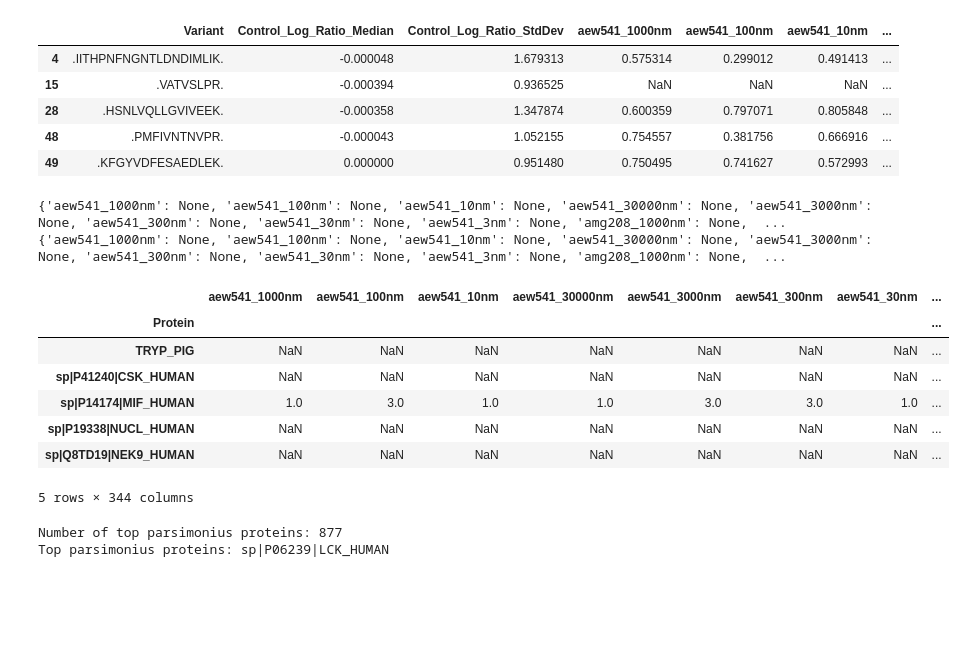
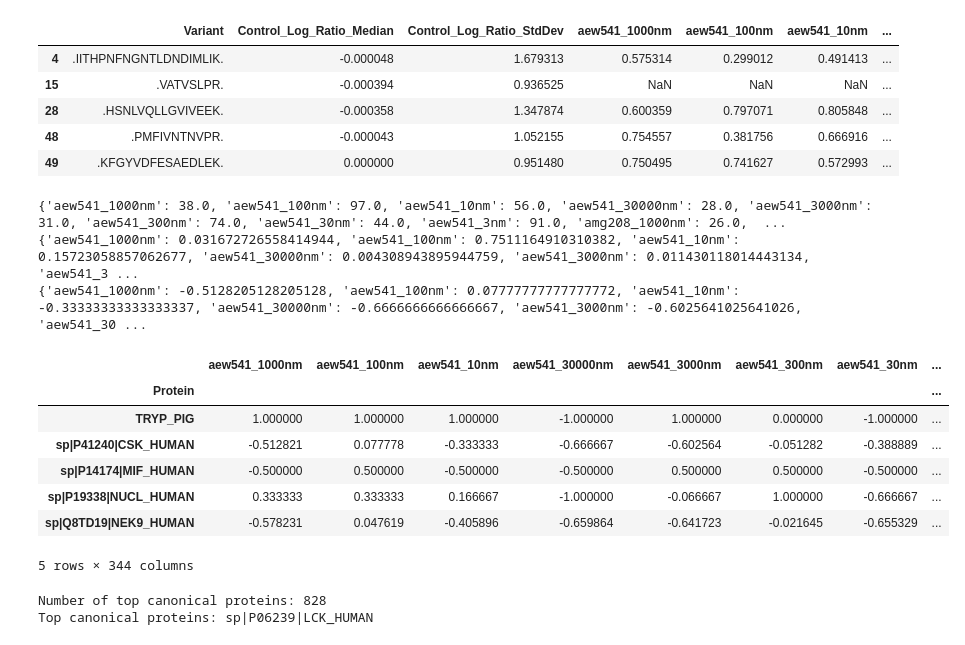
Before and after one commit to Ayushmaniar/Big-Data-Science-Drug-Protein-Interactions, a Jupyter notebook: Statistical_Analysis.ipynb, the cells around one changed output. Saved outputs shown, nothing was run; the diff lists cells and outputs as text; code cells hidden in the pictures; blank space fills up the shorter version.

```diff
--- a/Statistical_Analysis.ipynb
+++ b/Statistical_Analysis.ipynb
@@ -360,37 +360,52 @@ for protein in unique_proteins:
     unique_protein_perturbations[protein]['Standard Deviation of Peptide Log Ratios'] = unique_protein_perturbations[protein]['Log Ratios'][filtered_drug_columns].std(axis=0, skipna=True)
     unique_protein_perturbations[protein]['Standard Deviation of Peptide Z-Scores'] = unique_protein_perturbations[protein]['Z-Scores'][filtered_drug_columns].std(axis=0, skipna=True)
 
-    # Get Wilcoxon Rank-Sum U Statistics and P-Values for each drug treatment
+    # Get Wilcoxon Rank-Sum U Statistics, Effect Sizes, and P-Values for each drug treatment
     unique_protein_perturbations[protein]['Wilcoxon U Statistics'] = {}
     unique_protein_perturbations[protein]['Wilcoxon P-Values'] = {}
+    unique_protein_perturbations[protein]['Wilcoxon Effect Size (Rank-Biserial Correlation)'] = {}
     for col in filtered_drug_columns:
         dmso_col = col.split('_')[0] + '_dmso'
         if col == dmso_col:
             continue
-        u_stat, p_value = mannwhitneyu(unique_protein_perturbations[protein]['Z-Scores'][col], unique_protein_perturbations[protein]['Z-Scores'][dmso_col], nan_policy='omit', alternative='two-sided')
+        x = unique_protein_perturbations[protein]['Z-Scores'][col]
+        y = unique_protein_perturbations[protein]['Z-Scores'][dmso_col]
+        n1 = x.notna().sum() # Get size of x
+        n2 = y.notna().sum() # Get size of y
+        u_stat, p_value = mannwhitneyu(x, y, nan_policy='omit', alternative='two-sided')
+
+        # Calculate the rank-biserial correlation (r) as the effect size
+        if n1 > 0 and n2 > 0 and u_stat is not None and not np.isnan(u_stat):
+            r = ((2 * u_stat) / (n1 * n2)) - 1
+        else:
+            r = None
+
         unique_protein_perturbations[protein]['Wilcoxon U Statistics'][col] = float(u_stat) if u_stat is not None and not np.isnan(u_stat) else None
         unique_protein_perturbations[protein]['Wilcoxon P-Values'][col] = float(p_value) if p_value is not None and not np.isnan(p_value) else None
+        unique_protein_perturbations[protein]['Wilcoxon Effect Size (Rank-Biserial Correlation)'][col] = float(r) if r is not None and not np.isnan(r) else None
 
 print(unique_protein_perturbations['sp|P41240|CSK_HUMAN']['Wilcoxon U Statistics'])
 print(unique_protein_perturbations['sp|P41240|CSK_HUMAN']['Wilcoxon P-Values'])
+print(unique_protein_perturbations['sp|P41240|CSK_HUMAN']['Wilcoxon Effect Size (Rank-Biserial Correlation)'])
 # %% [output]
-{'aew541_1000nm': None, 'aew541_100nm': None, 'aew541_10nm': None, 'aew541_30000nm': None, 'aew541_3000nm': None, 'aew541_300nm': None, 'aew541_30nm': None, 'aew541_3nm': None, 'amg208_1000nm': None,  ...
-{'aew541_1000nm': None, 'aew541_100nm': None, 'aew541_10nm': None, 'aew541_30000nm': None, 'aew541_3000nm': None, 'aew541_300nm': None, 'aew541_30nm': None, 'aew541_3nm': None, 'amg208_1000nm': None,  ...
+{'aew541_1000nm': 38.0, 'aew541_100nm': 97.0, 'aew541_10nm': 56.0, 'aew541_30000nm': 28.0, 'aew541_3000nm': 31.0, 'aew541_300nm': 74.0, 'aew541_30nm': 44.0, 'aew541_3nm': 91.0, 'amg208_1000nm': 26.0,  ...
+{'aew541_1000nm': 0.031672726558414944, 'aew541_100nm': 0.7511164910310382, 'aew541_10nm': 0.15723058857062677, 'aew541_30000nm': 0.004308943895944759, 'aew541_3000nm': 0.011430118014443134, 'aew541_3 ...
+{'aew541_1000nm': -0.5128205128205128, 'aew541_100nm': 0.07777777777777772, 'aew541_10nm': -0.33333333333333337, 'aew541_30000nm': -0.6666666666666667, 'aew541_3000nm': -0.6025641025641026, 'aew541_30 ...
 # %%
-# Get U Statistic Dataframe for unique proteins
-unique_protein_u_stats = pd.DataFrame.from_dict(
-    {protein: unique_protein_perturbations[protein]['Wilcoxon U Statistics'] for protein in unique_proteins},
+# Get Effect Size Dataframe for unique proteins
+unique_protein_effect_size = pd.DataFrame.from_dict(
+    {protein: unique_protein_perturbations[protein]['Wilcoxon Effect Size (Rank-Biserial Correlation)'] for protein in unique_proteins},
     orient='index'
 )
-unique_protein_u_stats.index.name = 'Protein'
-unique_protein_u_stats.head()
+unique_protein_effect_size.index.name = 'Protein'
+unique_protein_effect_size.head()
 # %% [output]
 |  | aew541_1000nm | aew541_100nm | aew541_10nm | aew541_30000nm | aew541_3000nm | aew541_300nm | aew541_30nm | ... |
 | Protein |  |  |  |  |  |  |  | ... |
-| TRYP_PIG | NaN | NaN | NaN | NaN | NaN | NaN | NaN | ... |
-| sp|P41240|CSK_HUMAN | NaN | NaN | NaN | NaN | NaN | NaN | NaN | ... |
-| sp|P14174|MIF_HUMAN | 1.0 | 3.0 | 1.0 | 1.0 | 3.0 | 3.0 | 1.0 | ... |
-| sp|P19338|NUCL_HUMAN | NaN | NaN | NaN | NaN | NaN | NaN | NaN | ... |
-| sp|Q8TD19|NEK9_HUMAN | NaN | NaN | NaN | NaN | NaN | NaN | NaN | ... |
+| TRYP_PIG | 1.000000 | 1.000000 | 1.000000 | -1.000000 | 1.000000 | 0.000000 | -1.000000 | ... |
+| sp|P41240|CSK_HUMAN | -0.512821 | 0.077778 | -0.333333 | -0.666667 | -0.602564 | -0.051282 | -0.388889 | ... |
+| sp|P14174|MIF_HUMAN | -0.500000 | 0.500000 | -0.500000 | -0.500000 | 0.500000 | 0.500000 | -0.500000 | ... |
+| sp|P19338|NUCL_HUMAN | 0.333333 | 0.333333 | 0.166667 | -1.000000 | -0.066667 | 1.000000 | -0.666667 | ... |
+| sp|Q8TD19|NEK9_HUMAN | -0.578231 | 0.047619 | -0.405896 | -0.659864 | -0.641723 | -0.021645 | -0.655329 | ... |
 5 rows × 344 columns
 # %%
@@ -399,21 +414,15 @@ unique_protein_u_stats.to_csv('unique_protein_u_stats.csv')
 # %%
-# Compute the same as above for Parsimonious Protein Ids
-peptide_variants_df['Parsimonious Protein'] = peptide_variants_df['Canonical proteins'].str.split(';').str[0]
-peptide_variants_ratios['Parsimonious Protein'] = peptide_variants_ratios['Canonical proteins'].str.split(';').str[0]
-peptide_variants_log_ratios['Parsimonious Protein'] = peptide_variants_log_ratios['Canonical proteins'].str.split(';').str[0]
-peptide_variants_z_scores['Parsimonious Protein'] = peptide_variants_z_scores['Canonical proteins'].str.split(';').str[0]
-peptide_variants_p_values['Parsimonious Protein'] = peptide_variants_p_values['Canonical proteins'].str.split(';').str[0]
+# Compute the same as above for Top Canonical Proteins
+canonical_protein_peptide_rows = peptide_variants_df.copy()
+canonical_protein_peptide_ratios = peptide_variants_ratios.copy()
+canonical_protein_peptide_log_ratios = peptide_variants_log_ratios.copy()
+canonical_protein_peptide_z_scores = peptide_variants_z_scores.copy()
+canonical_protein_peptide_p_values = peptide_variants_p_values.copy()
 
-parsimonious_protein_peptide_rows = peptide_variants_df.copy()
-parsimonious_protein_peptide_ratios = peptide_variants_ratios.copy()
-parsimonious_protein_peptide_log_ratios = peptide_variants_log_ratios.copy()
-parsimonious_protein_peptide_z_scores = peptide_variants_z_scores.copy()
-parsimonious_protein_peptide_p_values = peptide_variants_p_values.copy()
-
-# Get the parsimonius proteins from the filtered data
-parsimonious_proteins = peptide_variants_df['Parsimonious Protein'].unique()
-print(f"Number of top parsimonius proteins: {len(parsimonious_proteins)}")
-print(f"Top parsimonius proteins: {parsimonious_proteins[0]}")
+# Get the canonical proteins from the filtered data
+canonical_proteins = peptide_variants_df['Top canonical protein'].unique()
+print(f"Number of top canonical proteins: {len(canonical_proteins)}")
+print(f"Top canonical proteins: {canonical_proteins[0]}")
 # %% [output]
-Number of top parsimonius proteins: 877
-Top parsimonius proteins: sp|P06239|LCK_HUMAN
+Number of top canonical proteins: 828
+Top canonical proteins: sp|P06239|LCK_HUMAN
```
Also changed, not shown: parts of 6 cells of this notebook, 2 other files.
